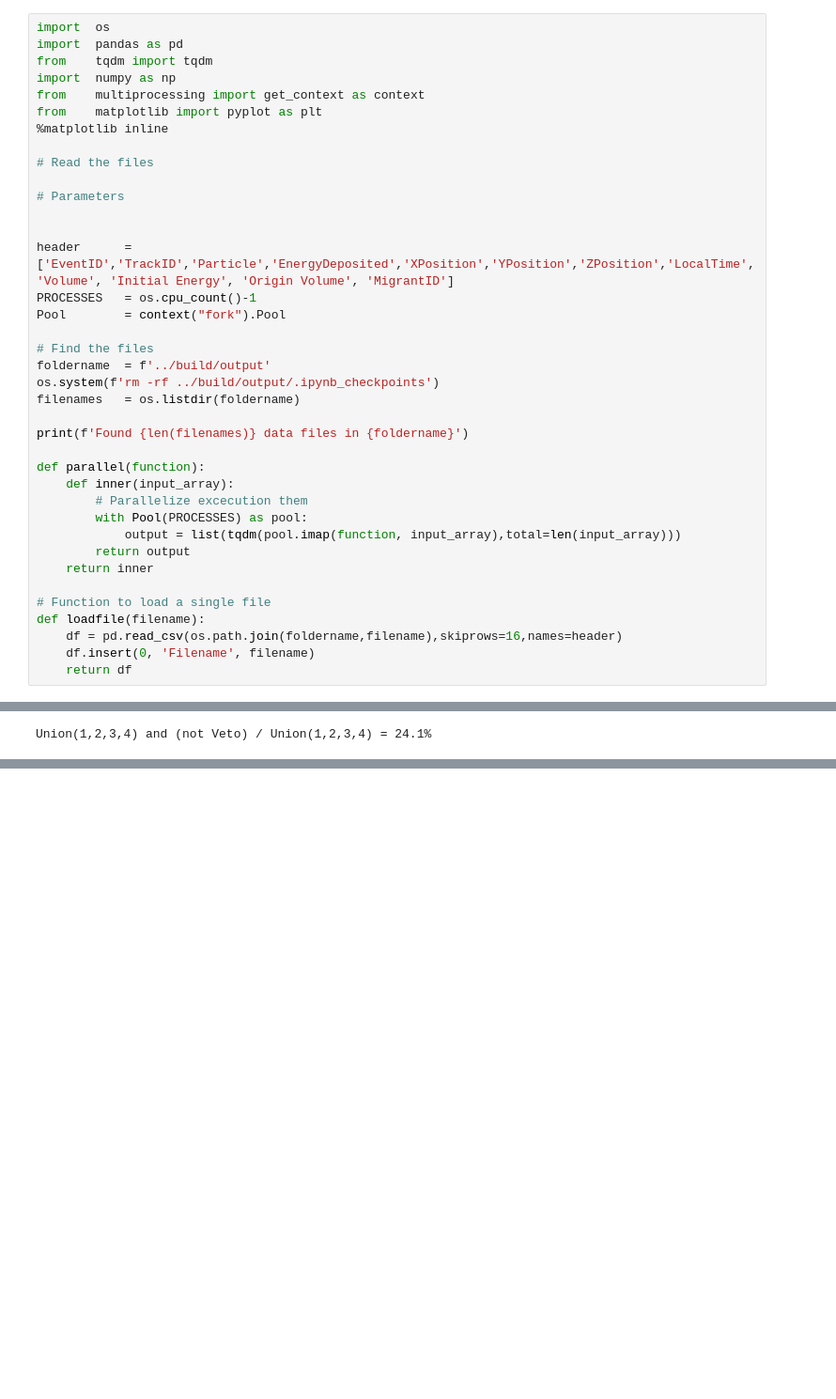
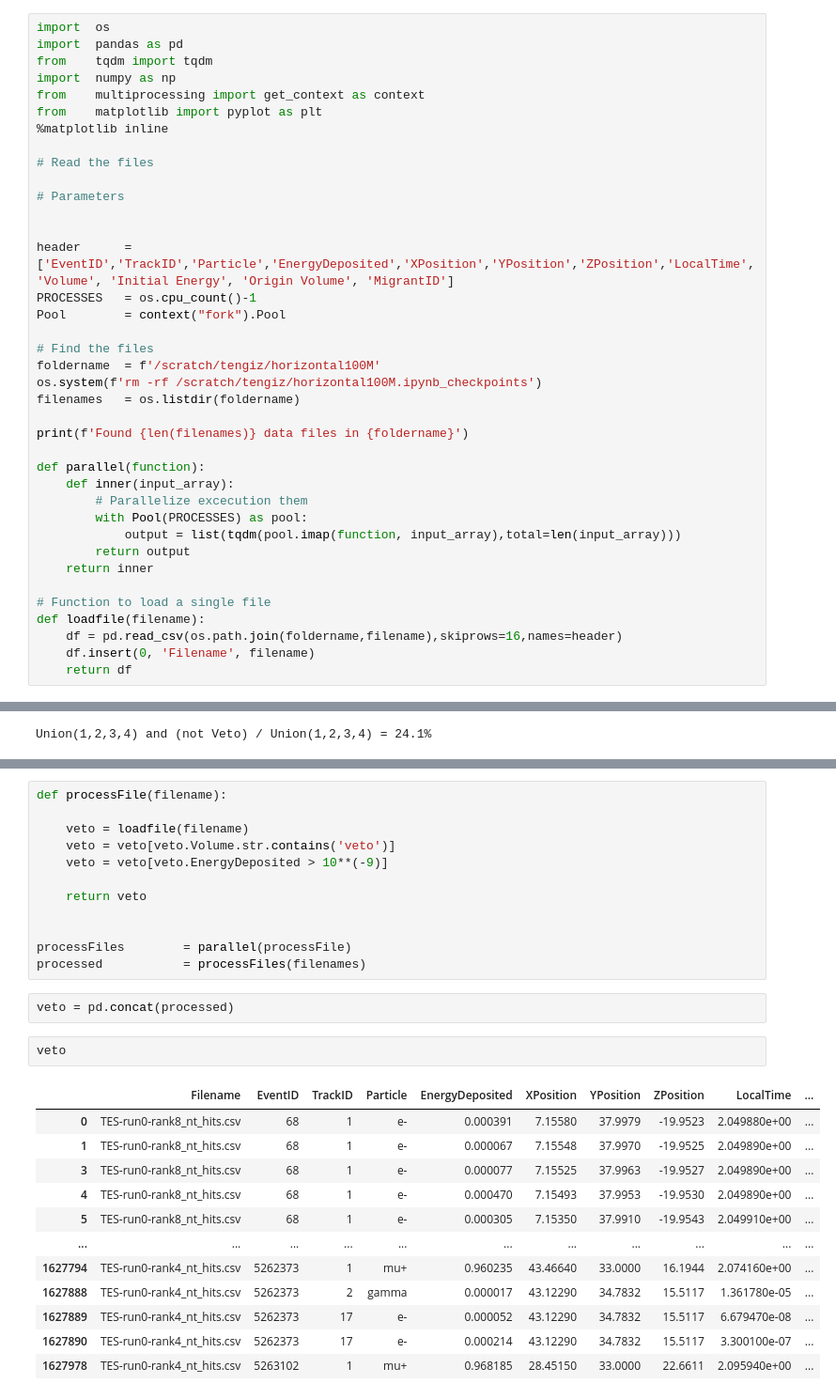
Before and after one commit to nyuad-astroparticle/tes-geant, a Jupyter notebook: analysis/analysis.ipynb, the cells around one changed output, grey strips where cells are left out. Shown at 94% size. Saved outputs shown, nothing was run; the diff lists cells and outputs as text; blank space fills up the shorter version.

```diff
--- a/analysis/analysis.ipynb
+++ b/analysis/analysis.ipynb
@@ -17,8 +17,8 @@ PROCESSES   = os.cpu_count()-1
 Pool        = context("fork").Pool
 
 # Find the files
-foldername  = f'../build/output'
-os.system(f'rm -rf ../build/output/.ipynb_checkpoints')
+foldername  = f'/scratch/tengiz/horizontal100M'
+os.system(f'rm -rf /scratch/tengiz/horizontal100M.ipynb_checkpoints')
 filenames   = os.listdir(foldername)
 
 print(f'Found {len(filenames)} data files in {foldername}')
@@ -199,0 +202,29 @@ Union(1,2,3,4) and (not Veto) / Union(1,2,3,4) = 24.1%
+# %%
+def processFile(filename):
+
+    veto = loadfile(filename)
+    veto = veto[veto.Volume.str.contains('veto')]
+    veto = veto[veto.EnergyDeposited > 10**(-9)]
+
+    return veto
+
+
+processFiles        = parallel(processFile)
+processed           = processFiles(filenames)
+# %%
+veto = pd.concat(processed)
+# %%
+veto
+# %% [output]
+|  | Filename | EventID | TrackID | Particle | EnergyDeposited | XPosition | YPosition | ZPosition | LocalTime | ... |
+| 0 | TES-run0-rank8_nt_hits.csv | 68 | 1 | e- | 0.000391 | 7.15580 | 37.9979 | -19.9523 | 2.049880e+00 | ... |
+| 1 | TES-run0-rank8_nt_hits.csv | 68 | 1 | e- | 0.000067 | 7.15548 | 37.9970 | -19.9525 | 2.049890e+00 | ... |
+| 3 | TES-run0-rank8_nt_hits.csv | 68 | 1 | e- | 0.000077 | 7.15525 | 37.9963 | -19.9527 | 2.049890e+00 | ... |
+| 4 | TES-run0-rank8_nt_hits.csv | 68 | 1 | e- | 0.000470 | 7.15493 | 37.9953 | -19.9530 | 2.049890e+00 | ... |
+| 5 | TES-run0-rank8_nt_hits.csv | 68 | 1 | e- | 0.000305 | 7.15350 | 37.9910 | -19.9543 | 2.049910e+00 | ... |
+| ... | ... | ... | ... | ... | ... | ... | ... | ... | ... | ... |
+| 1627794 | TES-run0-rank4_nt_hits.csv | 5262373 | 1 | mu+ | 0.960235 | 43.46640 | 33.0000 | 16.1944 | 2.074160e+00 | ... |
+| 1627888 | TES-run0-rank4_nt_hits.csv | 5262373 | 2 | gamma | 0.000017 | 43.12290 | 34.7832 | 15.5117 | 1.361780e-05 | ... |
+| 1627889 | TES-run0-rank4_nt_hits.csv | 5262373 | 17 | e- | 0.000052 | 43.12290 | 34.7832 | 15.5117 | 6.679470e-08 | ... |
+| 1627890 | TES-run0-rank4_nt_hits.csv | 5262373 | 17 | e- | 0.000214 | 43.12290 | 34.7832 | 15.5117 | 3.300100e-07 | ... |
+| 1627978 | TES-run0-rank4_nt_hits.csv | 5263102 | 1 | mu+ | 0.968185 | 28.45150 | 33.0000 | 22.6611 | 2.095940e+00 | ... |
```
Also changed, not shown: parts of 17 cells of this notebook, 4 other files.
